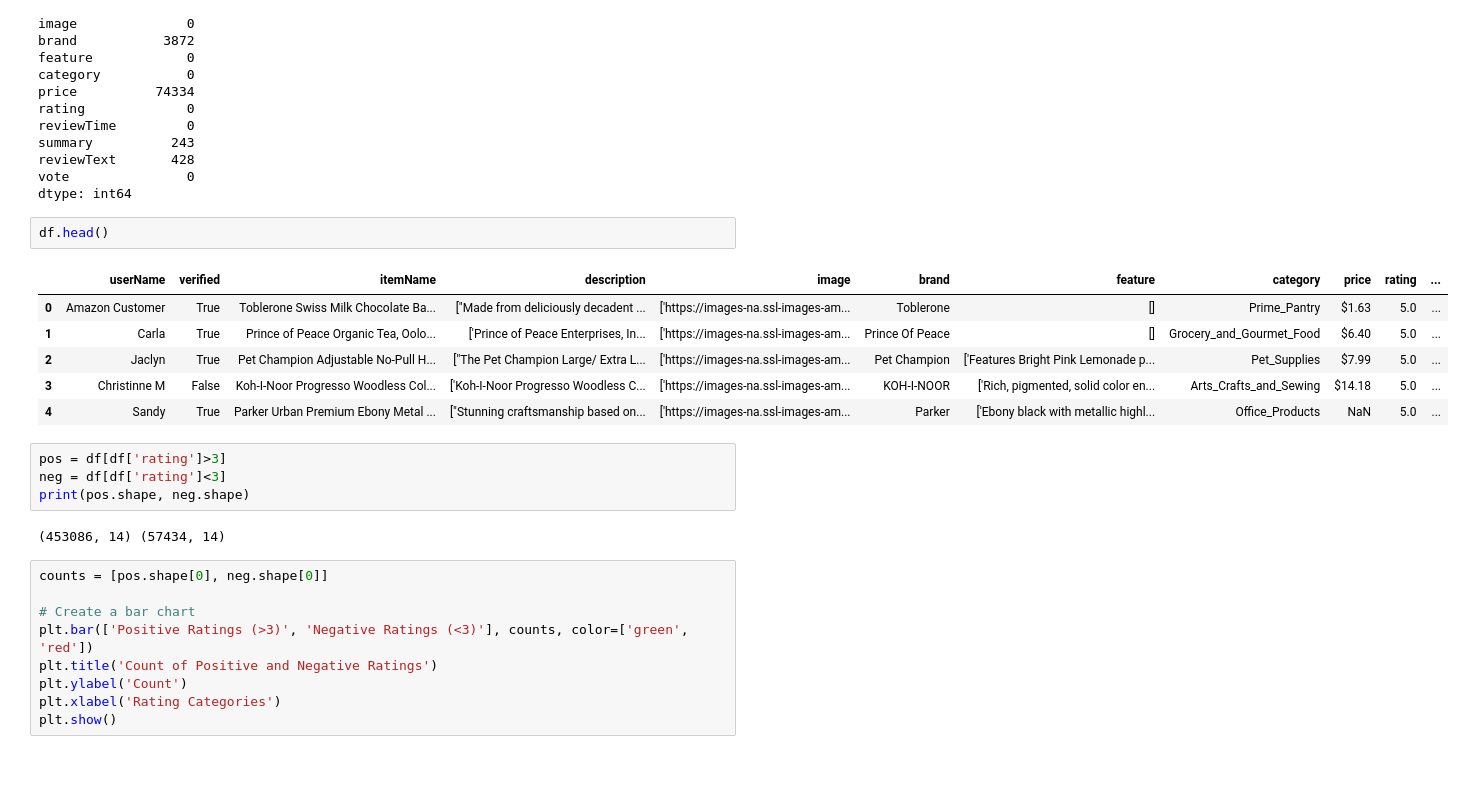
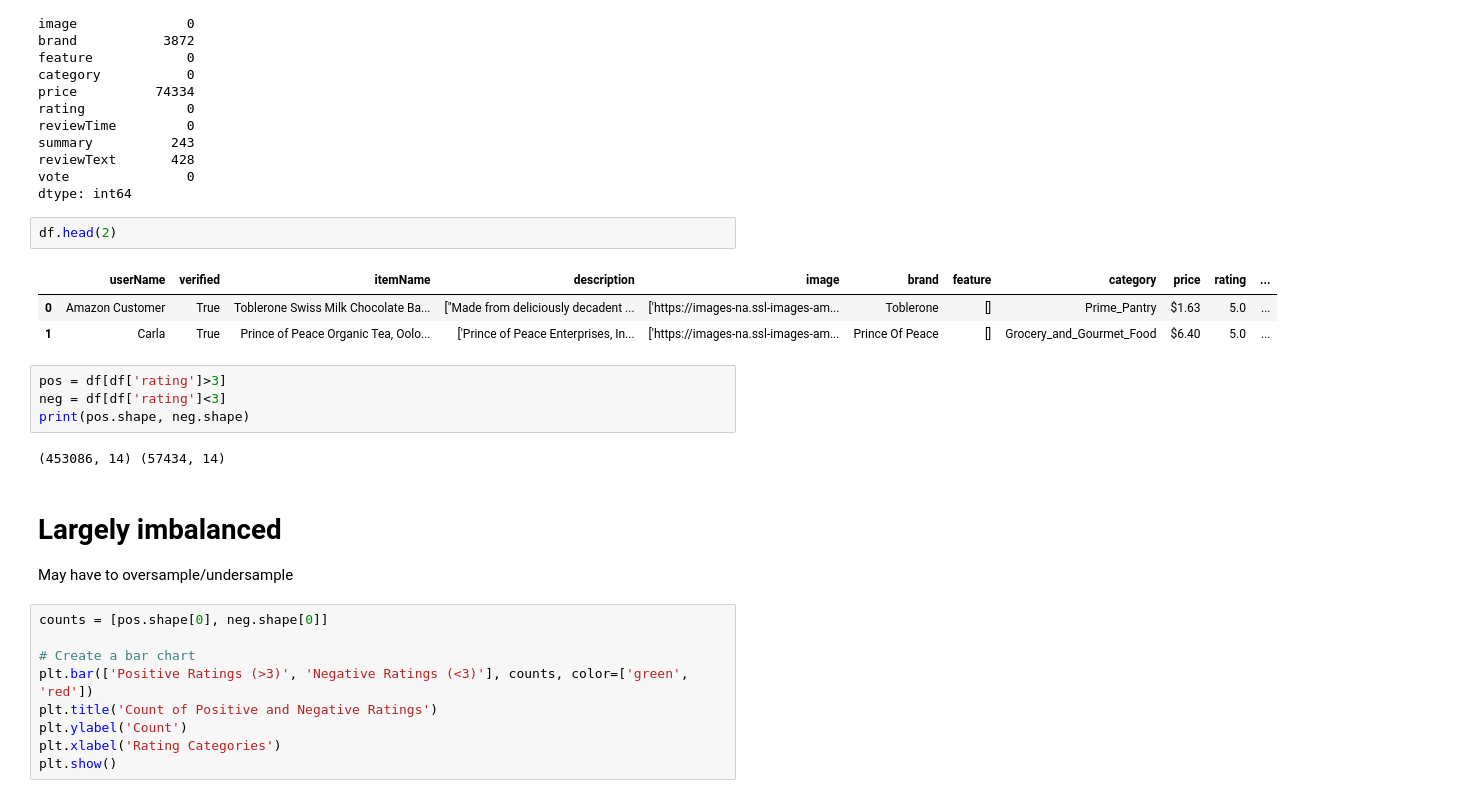
Before and after one commit to JosephKai1/COMP3610PROJECT, a Jupyter notebook: BigDataProject.ipynb, the cells around one changed output. Cells and saved outputs as stored; diff of their text form; blank space fills up the shorter version.

```diff
--- a/BigDataProject.ipynb
+++ b/BigDataProject.ipynb
@@ -85,20 +118,20 @@ reviewText       428
 vote               0
 dtype: int64
 # %%
-df.head()
+df.head(2)
 # %% [output]
 |  | userName | verified | itemName | description | image | brand | feature | category | price | rating | ... |
 | 0 | Amazon Customer | True | Toblerone Swiss Milk Chocolate Ba... | ["Made from deliciously decadent ... | ['https://images-na.ssl-images-am... | Toblerone | [] | Prime_Pantry | $1.63 | 5.0 | ... |
 | 1 | Carla | True | Prince of Peace Organic Tea, Oolo... | ['Prince of Peace Enterprises, In... | ['https://images-na.ssl-images-am... | Prince Of Peace | [] | Grocery_and_Gourmet_Food | $6.40 | 5.0 | ... |
-| 2 | Jaclyn | True | Pet Champion Adjustable No-Pull H... | ["The Pet Champion Large/ Extra L... | ['https://images-na.ssl-images-am... | Pet Champion | ['Features Bright Pink Lemonade p... | Pet_Supplies | $7.99 | 5.0 | ... |
-| 3 | Christinne M | False | Koh-I-Noor Progresso Woodless Col... | ['Koh-I-Noor Progresso Woodless C... | ['https://images-na.ssl-images-am... | KOH-I-NOOR | ['Rich, pigmented, solid color en... | Arts_Crafts_and_Sewing | $14.18 | 5.0 | ... |
-| 4 | Sandy | True | Parker Urban Premium Ebony Metal ... | ["Stunning craftsmanship based on... | ['https://images-na.ssl-images-am... | Parker | ['Ebony black with metallic highl... | Office_Products | NaN | 5.0 | ... |
 # %%
 pos = df[df['rating']>3]
 neg = df[df['rating']<3]
 print(pos.shape, neg.shape)
 # %% [output]
 (453086, 14) (57434, 14)
+# %% [markdown]
+# Largely imbalanced
+May have to oversample/undersample
 # %%
 counts = [pos.shape[0], neg.shape[0]]
 
```
Also changed, not shown: parts of 52 cells of this notebook.
